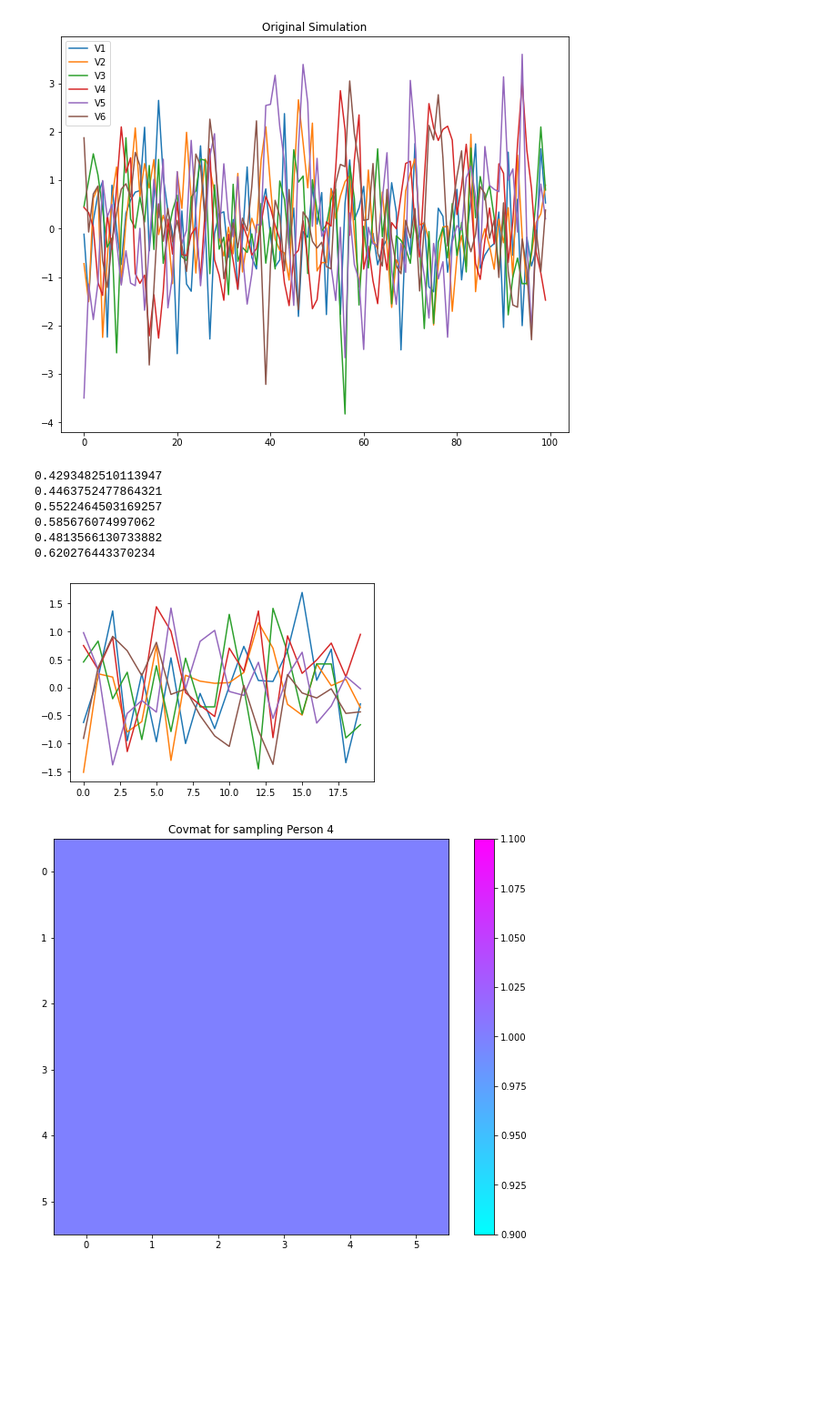
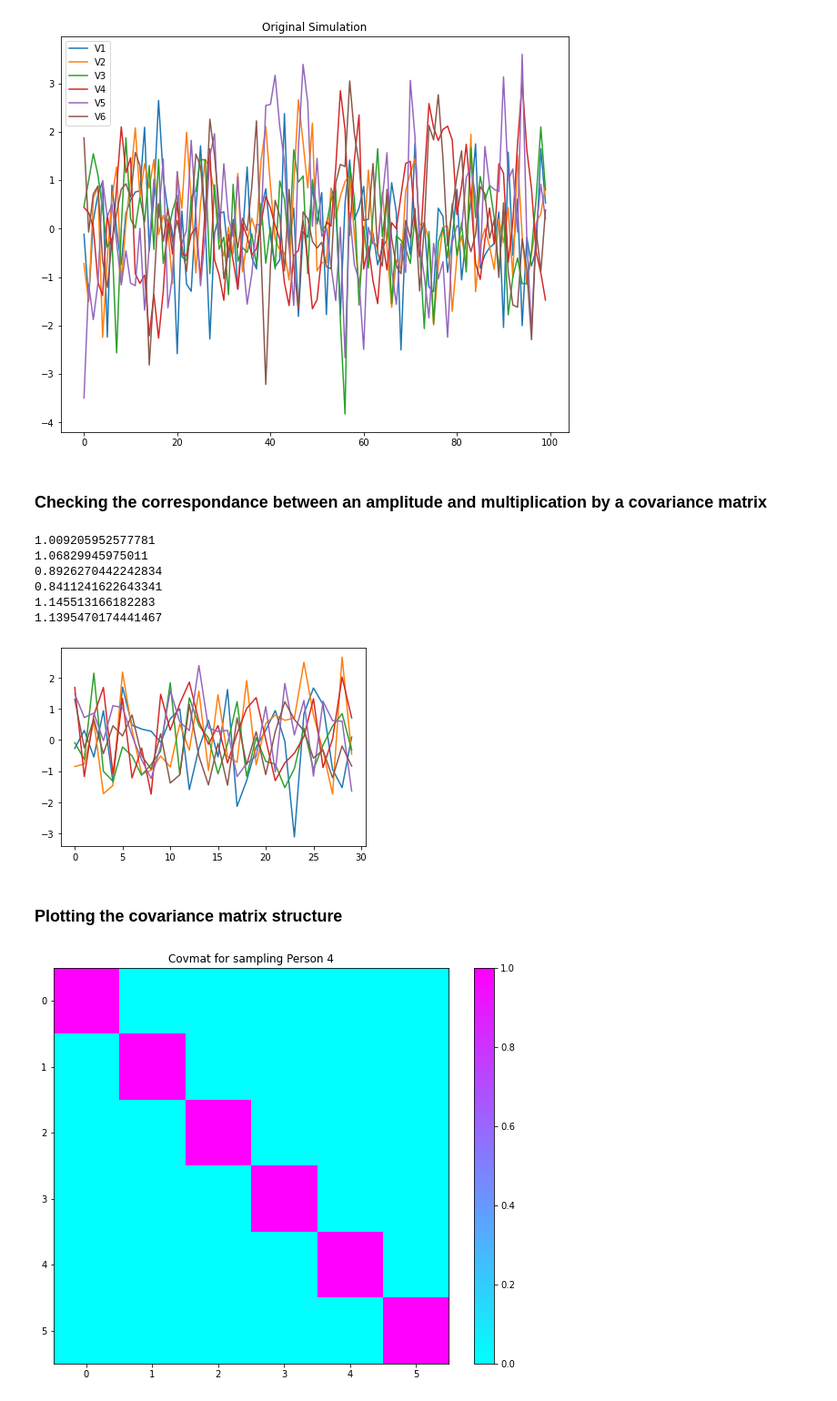
Before and after one commit to bangari-19/Collaborative-CIFAR-Project-, a Jupyter notebook: Module_Generation.ipynb, the cells around one changed output. Shown at 91% size. Drawn from its saved outputs; the diff is of its cells as text; code cells hidden in the pictures; blank space fills up the shorter version.

```diff
--- a/Module_Generation.ipynb
+++ b/Module_Generation.ipynb
@@ -53,29 +55,38 @@ plt.title('Original Simulation')
 1.22499408749556
 Text(0.5, 1.0, 'Original Simulation')
 [figure]
+# %% [markdown]
+### Checking the correspondance between an amplitude and multiplication by a covariance matrix
 # %%
-testamp = 0.5
+testamp = 1.0
 mat = testamp*np.eye(size)
 
 vector = np.random.multivariate_normal(np.zeros(size), mat,100)
 for i in range(size):
 
-    plt.plot(vector[0:20,i])
+    plt.plot(vector[0:30,i])
     print(np.var(vector[:,i]))
 # %% [output]
-0.4293482510113947
-0.4463752477864321
-0.5522464503169257
-0.585676074997062
-0.4813566130733882
-0.620276443370234
+1.009205952577781
+1.06829945975011
+0.8926270442242834
+0.8411241622643341
+1.145513166182283
+1.1395470174441467
-[figure, old version]
+[figure, new version]
+# %% [markdown]
+### Plotting the covariance matrix structure
 # %%
+# cov = np.random.randn(size,size)# +np.eye(size)
+# cov/=np.diag(cov)
+# cov*=0.05
+cov = np.ones((size,size)) #setting a covariance
+cov=np.eye(size)
 fig=plt.figure(10, figsize=(10,8))
 fig.patch.set_facecolor('white')
 plt.imshow(cov)
 plt.colorbar()
 plt.title('Covmat for sampling Person %i'%number)
 plt.savefig('covmat_%i.png'%number)
 # %% [output]
-[figure, old version]
+[figure, new version]
```
Also changed, not shown: parts of 19 cells of this notebook.
